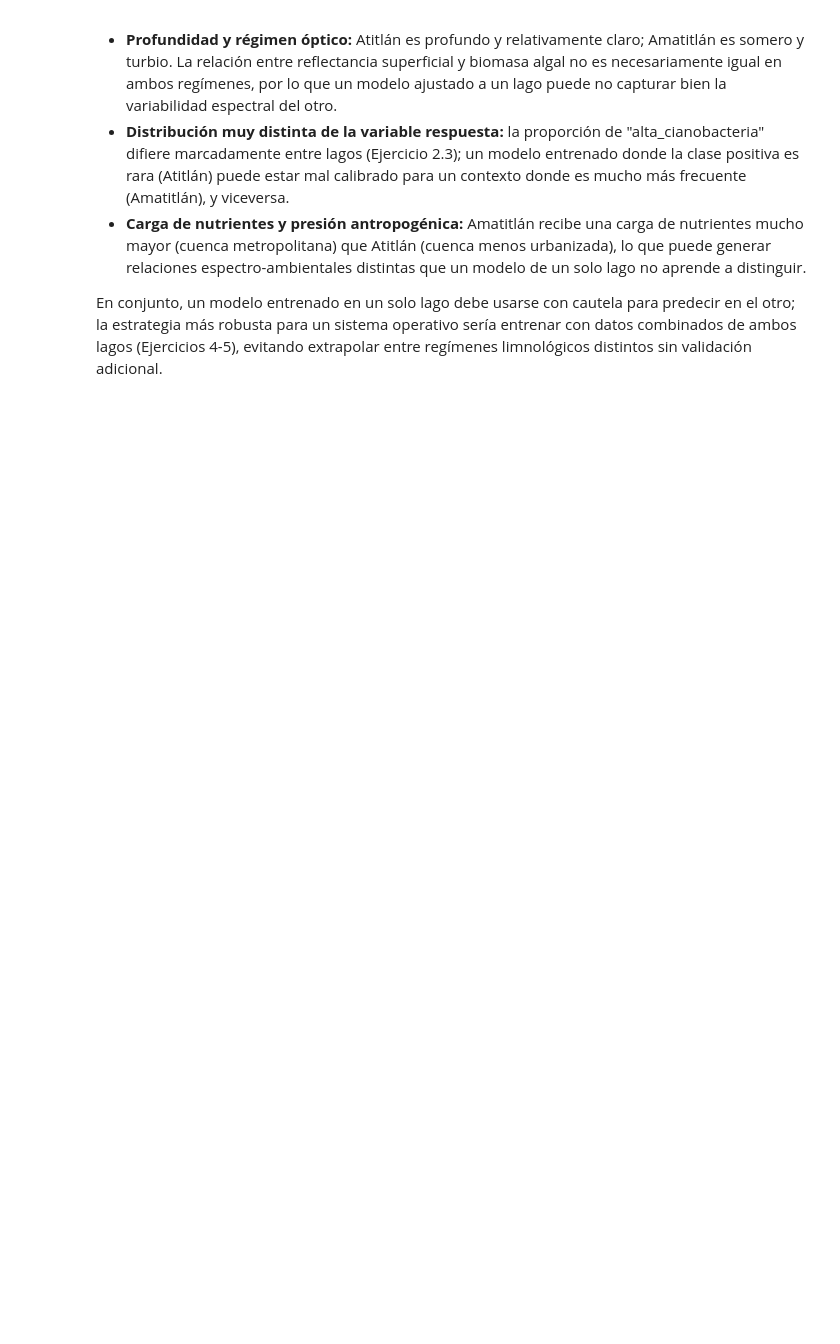
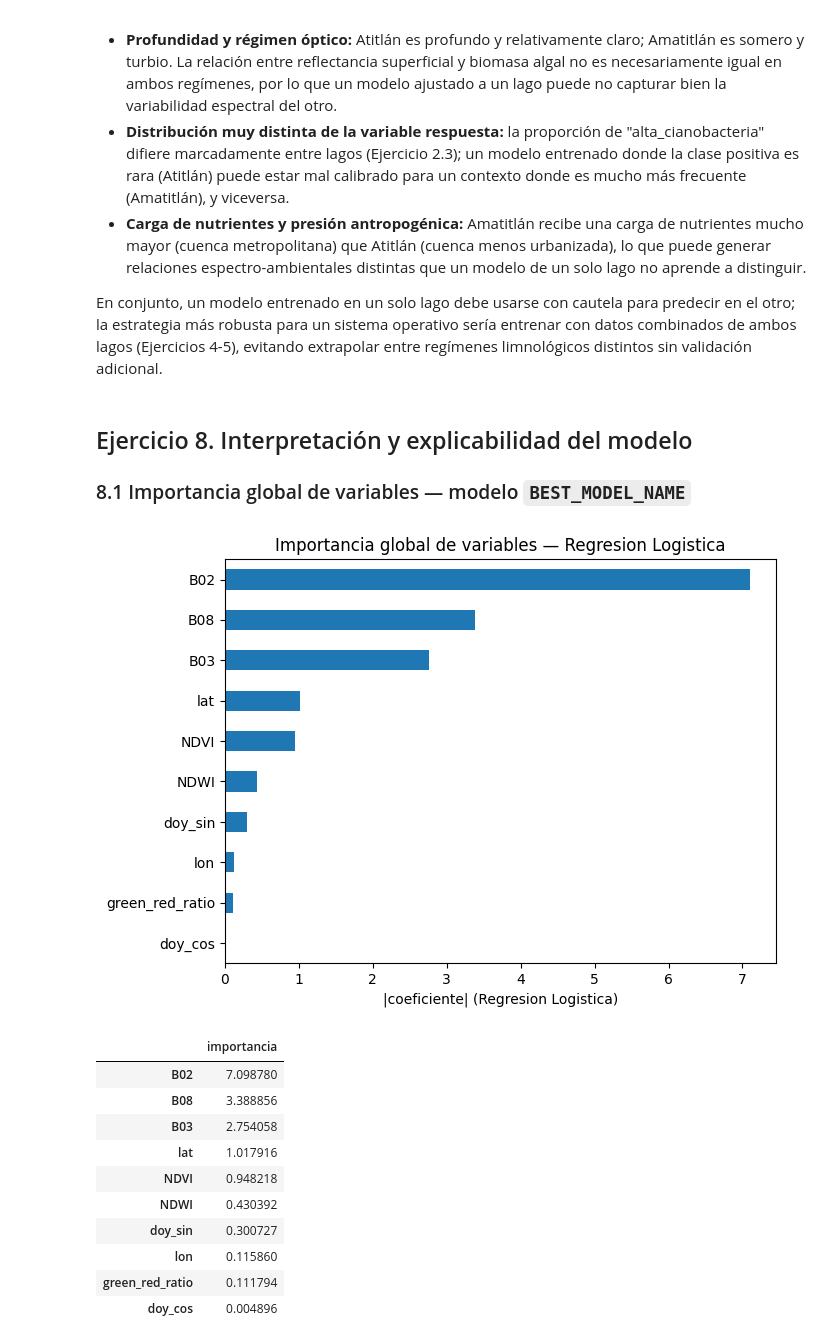
Before and after one commit to DavidDominguez-11/DS-Lab1, a Jupyter notebook: Laboratorio4_Parte2.ipynb, the cells around one changed output. Saved outputs shown, nothing was run; the diff lists cells and outputs as text; code cells hidden in the pictures; blank space fills up the shorter version.

```diff
--- a/Laboratorio4_Parte2.ipynb
+++ b/Laboratorio4_Parte2.ipynb
@@ -1038,3 +1038,41 @@ La tabla anterior responde empíricamente: si el F1 de los experimentos entre la
 - **Carga de nutrientes y presión antropogénica:** Amatitlán recibe una carga de nutrientes mucho mayor (cuenca metropolitana) que Atitlán (cuenca menos urbanizada), lo que puede generar relaciones espectro-ambientales distintas que un modelo de un solo lago no aprende a distinguir.
 
 En conjunto, un modelo entrenado en un solo lago debe usarse con cautela para predecir en el otro; la estrategia más robusta para un sistema operativo sería entrenar con datos combinados de ambos lagos (Ejercicios 4-5), evitando extrapolar entre regímenes limnológicos distintos sin validación adicional.
+# %% [markdown]
+## Ejercicio 8. Interpretación y explicabilidad del modelo
+
+### 8.1 Importancia global de variables — modelo `BEST_MODEL_NAME`
+# %%
+def get_feature_importance(model, predictor_columns):
+    estimator = model.named_steps["clf"] if isinstance(model, Pipeline) else model
+    if hasattr(estimator, "feature_importances_"):
+        return pd.Series(estimator.feature_importances_, index=predictor_columns)
+    if hasattr(estimator, "coef_"):
+        return pd.Series(np.abs(estimator.coef_[0]), index=predictor_columns)
+    raise ValueError("El modelo no expone importancia de variables directamente.")
+
+importance = get_feature_importance(BEST_MODEL, PREDICTOR_COLUMNS).sort_values(ascending=False)
+
+fig, ax = plt.subplots(figsize=(7, 5))
+importance.plot(kind="barh", ax=ax)
+ax.invert_yaxis()
+label = "|coeficiente| (Regresion Logistica)" if isinstance(BEST_MODEL, Pipeline) else "importancia (impureza)"
+ax.set_xlabel(label)
+ax.set_title(f"Importancia global de variables — {BEST_MODEL_NAME}")
+fig.tight_layout()
+fig.savefig(OUT_DIR / "importancia_variables.png", dpi=150, bbox_inches="tight")
+plt.show()
+display(importance.to_frame("importancia"))
+# %% [output]
+[figure, added]
+|  | importancia |
+| B02 | 7.098780 |
+| B08 | 3.388856 |
+| B03 | 2.754058 |
+| lat | 1.017916 |
+| NDVI | 0.948218 |
+| NDWI | 0.430392 |
+| doy_sin | 0.300727 |
+| lon | 0.115860 |
+| green_red_ratio | 0.111794 |
+| doy_cos | 0.004896 |
```
Also changed, not shown: parts of 13 cells of this notebook.
